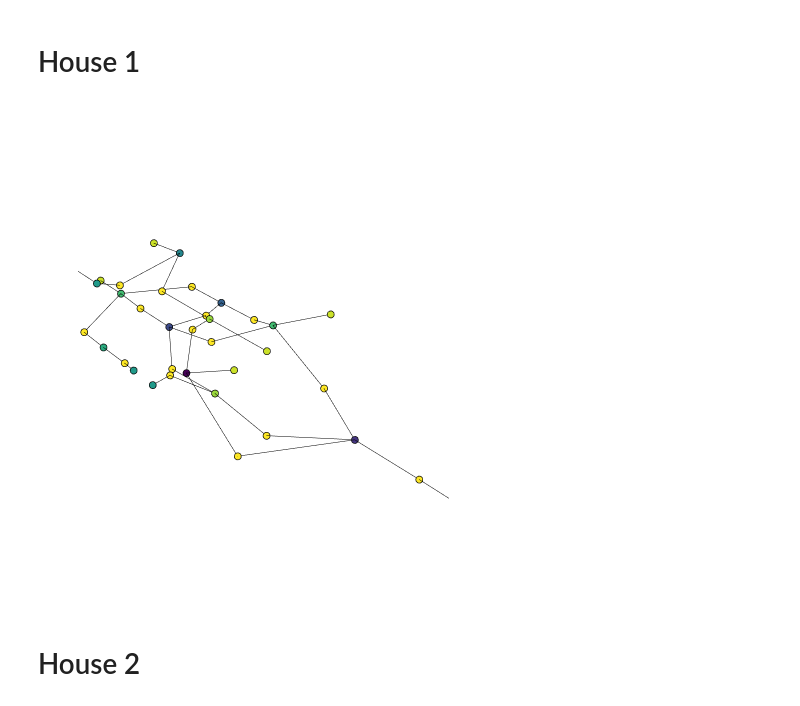
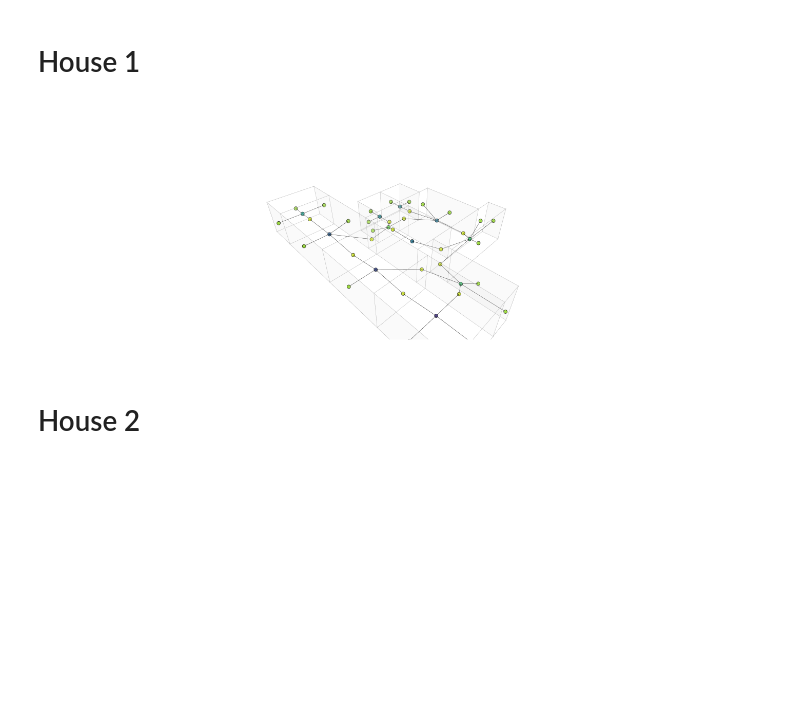
Before and after one commit to brunoperdigao/Plan-Classification-Topologic-DGL, a Jupyter notebook: final_plan_generator.ipynb, the cells around one changed output. Drawn from its saved outputs; the diff is of its cells as text; code cells hidden in the pictures; blank space fills up the shorter version.

```diff
--- a/final_plan_generator.ipynb
+++ b/final_plan_generator.ipynb
@@ -590,7 +590,7 @@ def final_house_1(cells, selectors, apertures):
     house = Topology.AddApertures(house, apertures, subTopologyType="face", exclusive=True)
     return house
 # %%
-for i in range(40):
+for i in range(1):
     cells = []
     selectors = []
     apertures = []
@@ -601,17 +601,17 @@ for i in range(40):
     houses.append(house)
     configs.append(config)
 # %%
-house = houses[0]
+house = houses[4]
 
 g = Graph.ByTopology(house, direct=False, viaSharedApertures=True, toExteriorApertures=True)
 graph_data = Plotly.DataByGraph(g, vertexSize=4, vertexGroupKey="label", vertexLabelKey="title", vertexGroups=[0,1,2,3,4,5,6,7,8,9,10,11,12])
 bldg_data = Plotly.DataByTopology(house, faceOpacity=0.1, edgeColor="darkgrey", vertexColor="lightgrey")
-bldg_data = []
+# bldg_data = []
 # graph_data = []
 fig = Plotly.FigureByData(graph_data+bldg_data)
 Plotly.Show(fig, renderer='jupyterlab')
 # %% [output]
-[figure, old version]
+[figure, new version]
 # %% [markdown]
 # House 2
 # %%
```
Also changed, not shown: parts of 4 cells of this notebook, 4 other files.
